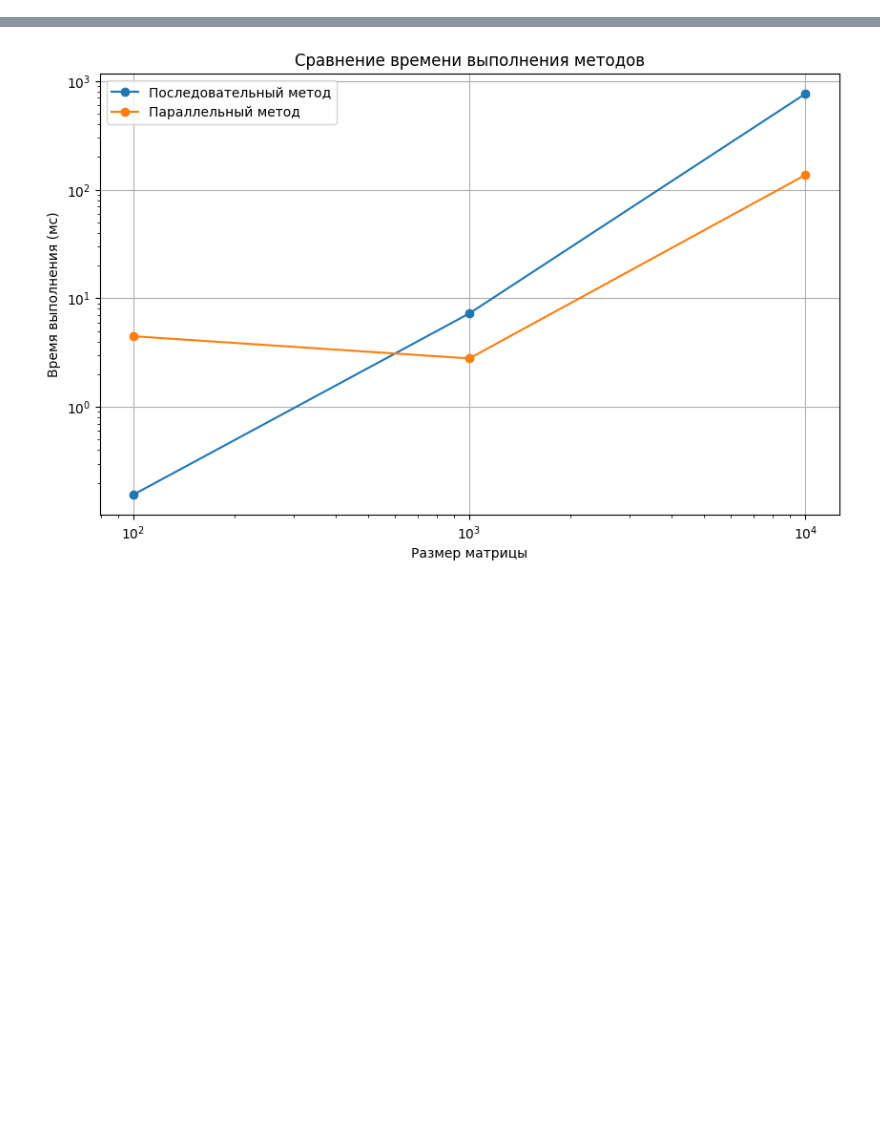
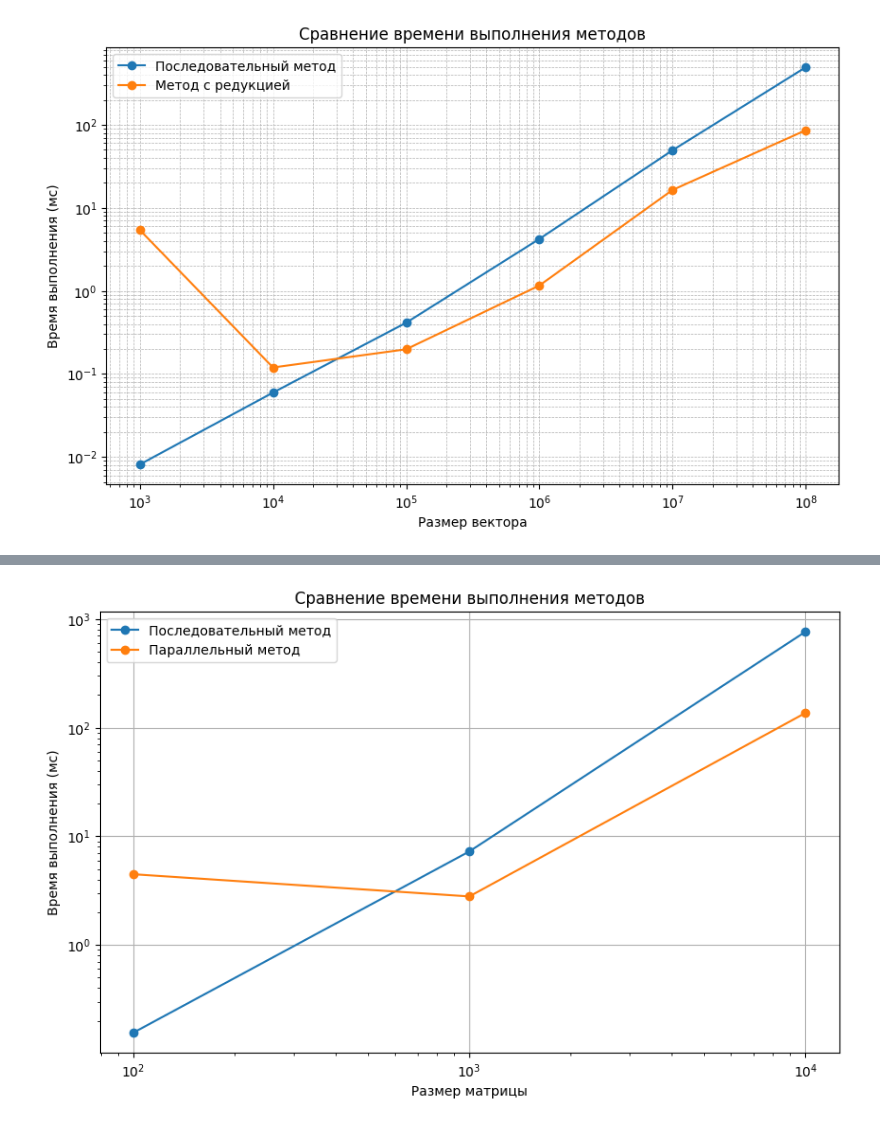
Before and after one commit to StephanOlizko/spbu-parallel-computing, a Jupyter notebook: analyse/open_mp_analyse.ipynb, the cells around one changed output, grey strips where cells are left out. Cells and saved outputs as stored; diff of their text form; code cells hidden in the pictures; blank space fills up the shorter version.

```diff
--- a/analyse/openmp_analyse.ipynb
+++ b/analyse/open_mp_analyse.ipynb
@@ -0,0 +107,24 @@
+# %%
+import matplotlib.pyplot as plt
+
+# Данные
+vector_sizes = [1000, 10000, 100000, 1000000, 10000000, 100000000]
+sequential_times = [0.00812, 0.05956, 0.41344, 4.2213, 49.3806, 493.506]
+reduction_times = [5.41364, 0.1195, 0.198, 1.1604, 16.429, 86.0562]
+
+# Построение графика
+plt.figure(figsize=(10, 6))
+plt.plot(vector_sizes, sequential_times, label="Последовательный метод", marker='o')
+plt.plot(vector_sizes, reduction_times, label="Метод с редукцией", marker='o')
+
+# Настройки графика
+plt.xscale('log')
+plt.yscale('log')
+plt.xlabel("Размер вектора")
+plt.ylabel("Время выполнения (мс)")
+plt.title("Сравнение времени выполнения методов")
+plt.legend()
+plt.grid(True, which="both", linestyle="--", linewidth=0.5)
+plt.show()
+# %% [output]
+[figure, added]
```
Also changed, not shown: parts of 11 cells of this notebook, 1 other file.
